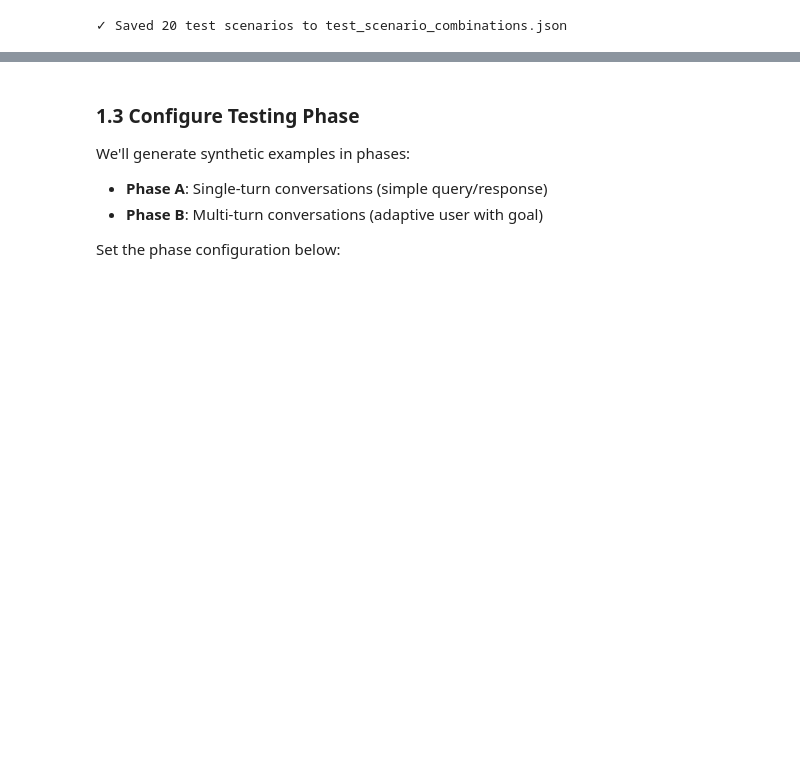
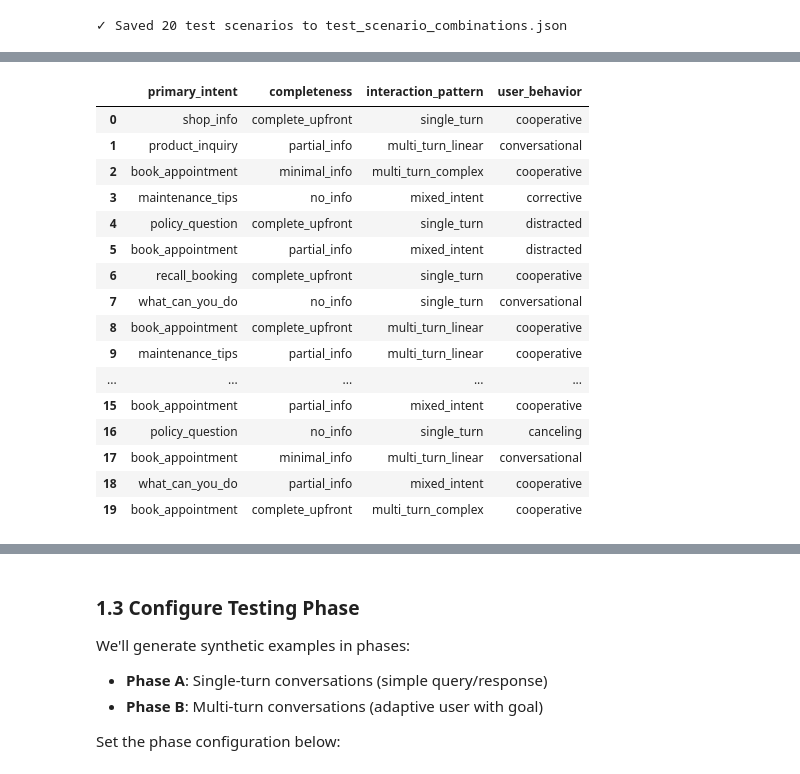
Before and after one commit to jaeyow/multi_turn_chatbot_eval, a Jupyter notebook: error_analysis/error_analysis.ipynb, the cells around one changed output, grey strips where cells are left out. Cells and saved outputs as stored; diff of their text form; code cells hidden in the pictures; blank space fills up the shorter version.

```diff
--- a/error_analysis/error_analysis.ipynb
+++ b/error_analysis/error_analysis.ipynb
@@ -178,2 +181,22 @@ conversational     2
 canceling          1
 Name: count, dtype: int64
+# %%
+df.drop(columns=['tuple'])
+# %% [output]
+|  | primary_intent | completeness | interaction_pattern | user_behavior |
+| 0 | shop_info | complete_upfront | single_turn | cooperative |
+| 1 | product_inquiry | partial_info | multi_turn_linear | conversational |
+| 2 | book_appointment | minimal_info | multi_turn_complex | cooperative |
+| 3 | maintenance_tips | no_info | mixed_intent | corrective |
+| 4 | policy_question | complete_upfront | single_turn | distracted |
+| 5 | book_appointment | partial_info | mixed_intent | distracted |
+| 6 | recall_booking | complete_upfront | single_turn | cooperative |
+| 7 | what_can_you_do | no_info | single_turn | conversational |
+| 8 | book_appointment | complete_upfront | multi_turn_linear | cooperative |
+| 9 | maintenance_tips | partial_info | multi_turn_linear | cooperative |
+| ... | ... | ... | ... | ... |
+| 15 | book_appointment | partial_info | mixed_intent | cooperative |
+| 16 | policy_question | no_info | single_turn | canceling |
+| 17 | book_appointment | minimal_info | multi_turn_linear | conversational |
+| 18 | what_can_you_do | partial_info | mixed_intent | cooperative |
+| 19 | book_appointment | complete_upfront | multi_turn_complex | cooperative |
```
Also changed, not shown: parts of 16 cells of this notebook, 7 other files.
